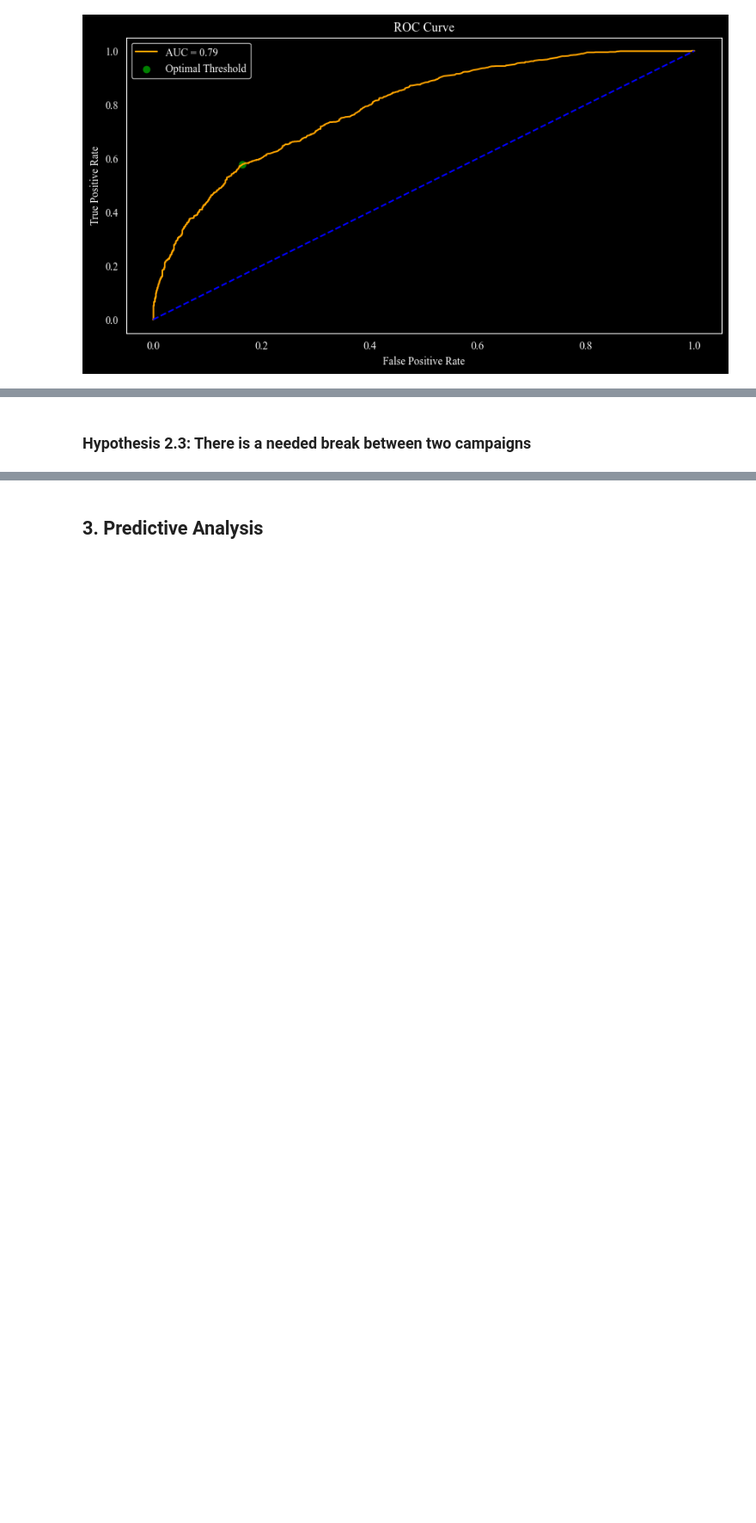
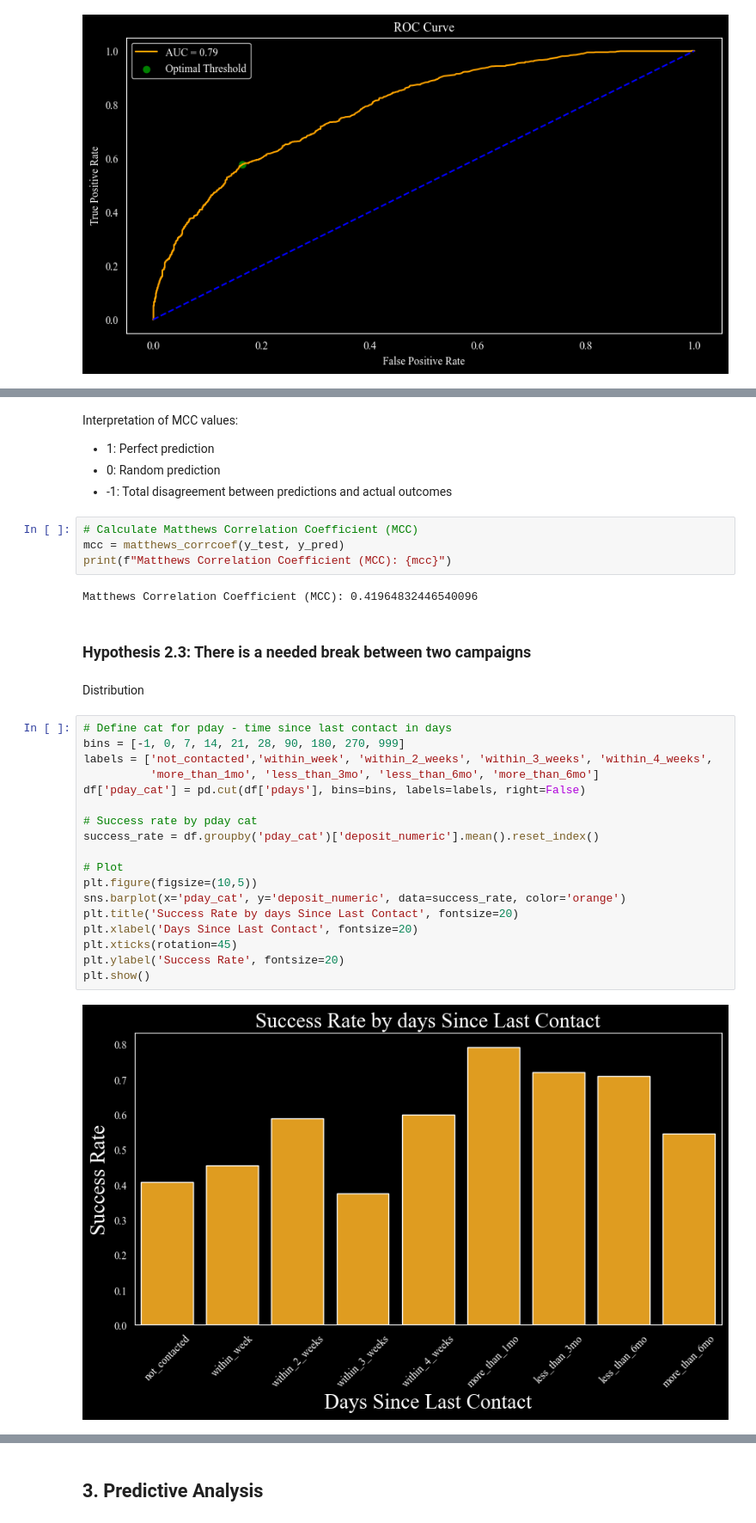
Before and after one commit to datnguyent93/BankMarketing, a Jupyter notebook: main.ipynb, the cells around one changed output, grey strips where cells are left out. Shown at 86% size. Cells and saved outputs as stored; diff of their text form; blank space fills up the shorter version.

```diff
--- a/main.ipynb
+++ b/main.ipynb
@@ -344,2 +416,35 @@ plt.show()
+# %% [markdown]
+Interpretation of MCC values:
+- 1: Perfect prediction
+- 0: Random prediction
+- -1: Total disagreement between predictions and actual outcomes
+# %%
+# Calculate Matthews Correlation Coefficient (MCC)
+mcc = matthews_corrcoef(y_test, y_pred)
+print(f"Matthews Correlation Coefficient (MCC): {mcc}")
+# %% [output]
+Matthews Correlation Coefficient (MCC): 0.41964832446540096
 # %% [markdown]
 ### Hypothesis 2.3: There is a needed break between two campaigns
+# %% [markdown]
+Distribution
+# %%
+# Define cat for pday - time since last contact in days
+bins = [-1, 0, 7, 14, 21, 28, 90, 180, 270, 999]
+labels = ['not_contacted','within_week', 'within_2_weeks', 'within_3_weeks', 'within_4_weeks',
+          'more_than_1mo', 'less_than_3mo', 'less_than_6mo', 'more_than_6mo']
+df['pday_cat'] = pd.cut(df['pdays'], bins=bins, labels=labels, right=False)
+
+# Success rate by pday cat
+success_rate = df.groupby('pday_cat')['deposit_numeric'].mean().reset_index()
+
+# Plot
+plt.figure(figsize=(10,5))
+sns.barplot(x='pday_cat', y='deposit_numeric', data=success_rate, color='orange')
+plt.title('Success Rate by days Since Last Contact', fontsize=20)
+plt.xlabel('Days Since Last Contact', fontsize=20)
+plt.xticks(rotation=45)
+plt.ylabel('Success Rate', fontsize=20)
+plt.show()
+# %% [output]
+[figure, added]
```
Also changed, not shown: parts of 15 cells of this notebook.
